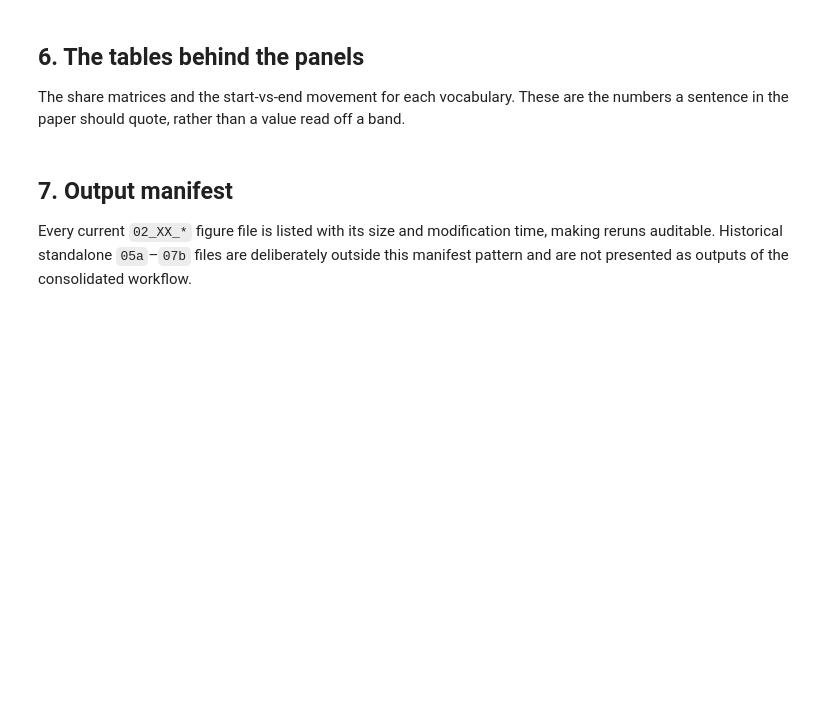
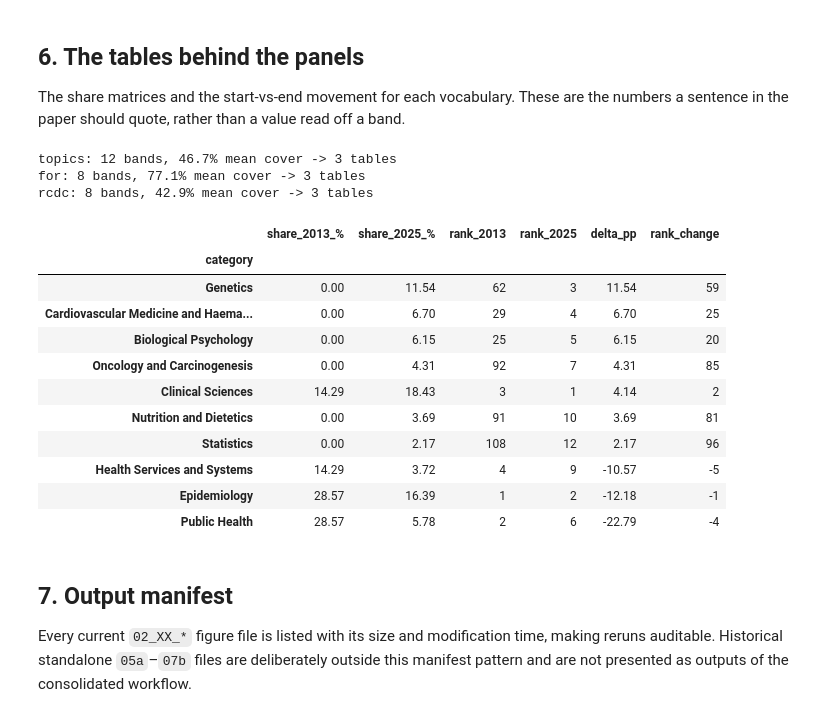
Before and after one commit to OxfordDemSci/20_years_of_ukb, a Jupyter notebook: src/data_analysis/02_content.ipynb, the cells around one changed output. Cells and saved outputs as stored; diff of their text form; code cells hidden in the pictures; blank space fills up the shorter version.

```diff
--- a/src/data_analysis/02_content.ipynb
+++ b/src/data_analysis/02_content.ipynb
@@ -286,22 +443,40 @@ numbers a sentence in the paper should quote, rather than a value read off a ban
 # %%
 written_tables = []
 for key, stem in (("topics", "topics"), ("for", "for_l4"), ("rcdc", "rcdc")):
     block = D[key]
     if not block["available"]:
         print(f"{key}: source absent, no table written")
         continue
+    changes = (CP.leading_category_change_table(block, n=10) if key == "for"
+               else CP.start_end_table(block["share"], block["keep"]))
     for frame, name in (
         (block["share"].round(4).reset_index(), f"panel_{stem}_year_share.csv"),
         (block["band"].round(4).reset_index(), f"panel_{stem}_drawn_bands.csv"),
-        (CP.start_end_table(block["share"], block["keep"]).reset_index(),
+        (changes.reset_index(),
          f"panel_{stem}_start_vs_end.csv"),
     ):
         frame.to_csv(TABLE_DIR / name, index=False)
         written_tables.append(name)
     print(f"{key}: {block['n_bands']} bands, "
           f"{block['coverage_mean']:.1f}% mean cover -> 3 tables")
 
-display(CP.start_end_table(D["for"]["share"], D["for"]["keep"]))
+display(CP.leading_category_change_table(D["for"], n=10))
+# %% [output]
+topics: 12 bands, 46.7% mean cover -> 3 tables
+for: 8 bands, 77.1% mean cover -> 3 tables
+rcdc: 8 bands, 42.9% mean cover -> 3 tables
+|  | share_2013_% | share_2025_% | rank_2013 | rank_2025 | delta_pp | rank_change |
+| category |  |  |  |  |  |  |
+| Genetics | 0.00 | 11.54 | 62 | 3 | 11.54 | 59 |
+| Cardiovascular Medicine and Haema... | 0.00 | 6.70 | 29 | 4 | 6.70 | 25 |
+| Biological Psychology | 0.00 | 6.15 | 25 | 5 | 6.15 | 20 |
+| Oncology and Carcinogenesis | 0.00 | 4.31 | 92 | 7 | 4.31 | 85 |
+| Clinical Sciences | 14.29 | 18.43 | 3 | 1 | 4.14 | 2 |
+| Nutrition and Dietetics | 0.00 | 3.69 | 91 | 10 | 3.69 | 81 |
+| Statistics | 0.00 | 2.17 | 108 | 12 | 2.17 | 96 |
+| Health Services and Systems | 14.29 | 3.72 | 4 | 9 | -10.57 | -5 |
+| Epidemiology | 28.57 | 16.39 | 1 | 2 | -12.18 | -1 |
+| Public Health | 28.57 | 5.78 | 2 | 6 | -22.79 | -4 |
 # %% [markdown]
 ## 7. Output manifest
 
```
Also changed, not shown: parts of 15 cells of this notebook, 35 other files.
